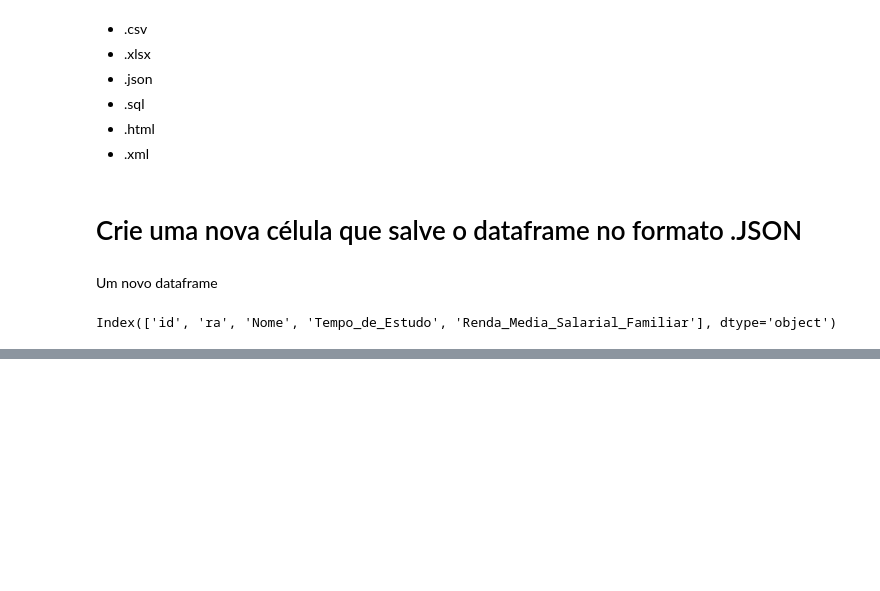
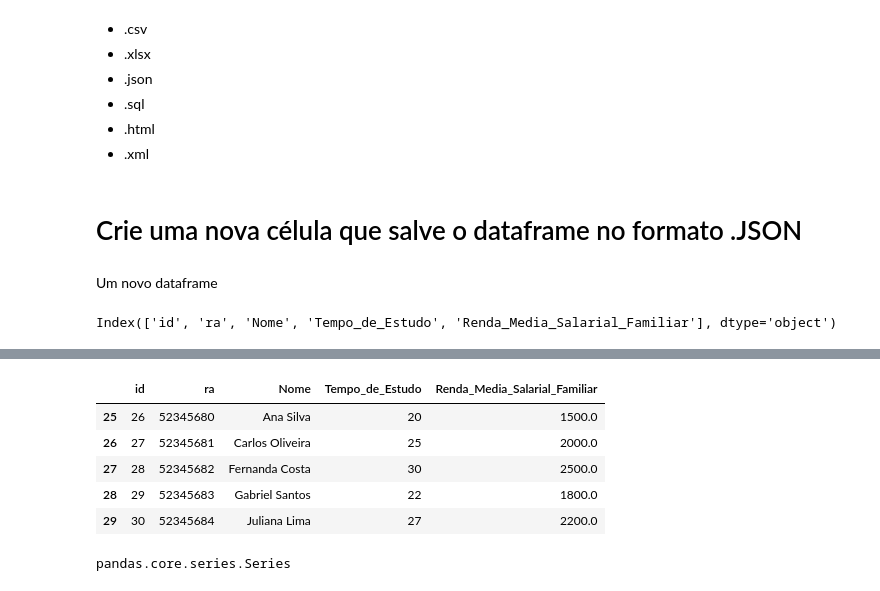
Before and after one commit to rafaelflorentinobarbosa/DataScience, a Jupyter notebook: projeto final manha/imersaopandas.ipynb, the cells around one changed output, grey strips where cells are left out. Saved outputs shown, nothing was run; the diff lists cells and outputs as text; code cells hidden in the pictures; blank space fills up the shorter version.

```diff
--- a/projeto final manha/imersaopandas.ipynb
+++ b/projeto final manha/imersaopandas.ipynb
@@ -126,0 +149,17 @@ df_tempo_renda = df_alunos[['tempoestudo','rendafamiliar']]
+# %%
+# do 25 ao 29
+df_alunos[25:30]
+# %% [output]
+|  | id | ra | Nome | Tempo_de_Estudo | Renda_Media_Salarial_Familiar |
+| 25 | 26 | 52345680 | Ana Silva | 20 | 1500.0 |
+| 26 | 27 | 52345681 | Carlos Oliveira | 25 | 2000.0 |
+| 27 | 28 | 52345682 | Fernanda Costa | 30 | 2500.0 |
+| 28 | 29 | 52345683 | Gabriel Santos | 22 | 1800.0 |
+| 29 | 30 | 52345684 | Juliana Lima | 27 | 2200.0 |
+# %%
+# Crie uma series só apenas com a renda familiar?
+
+renda_familiar = df_alunos['Renda_Media_Salarial_Familiar']
+type(renda_familiar)
+# %% [output]
+pandas.core.series.Series
```
Also changed, not shown: parts of 29 cells of this notebook, 1 other file.
